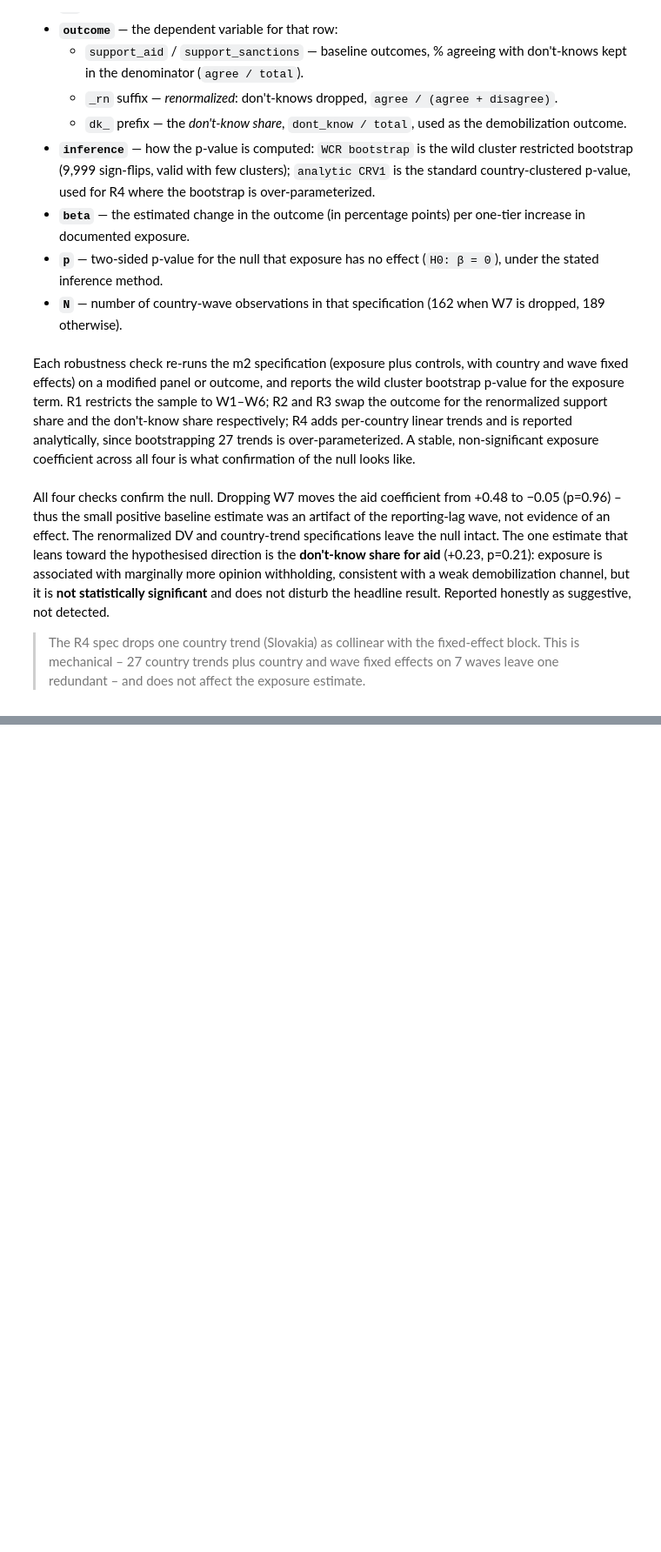
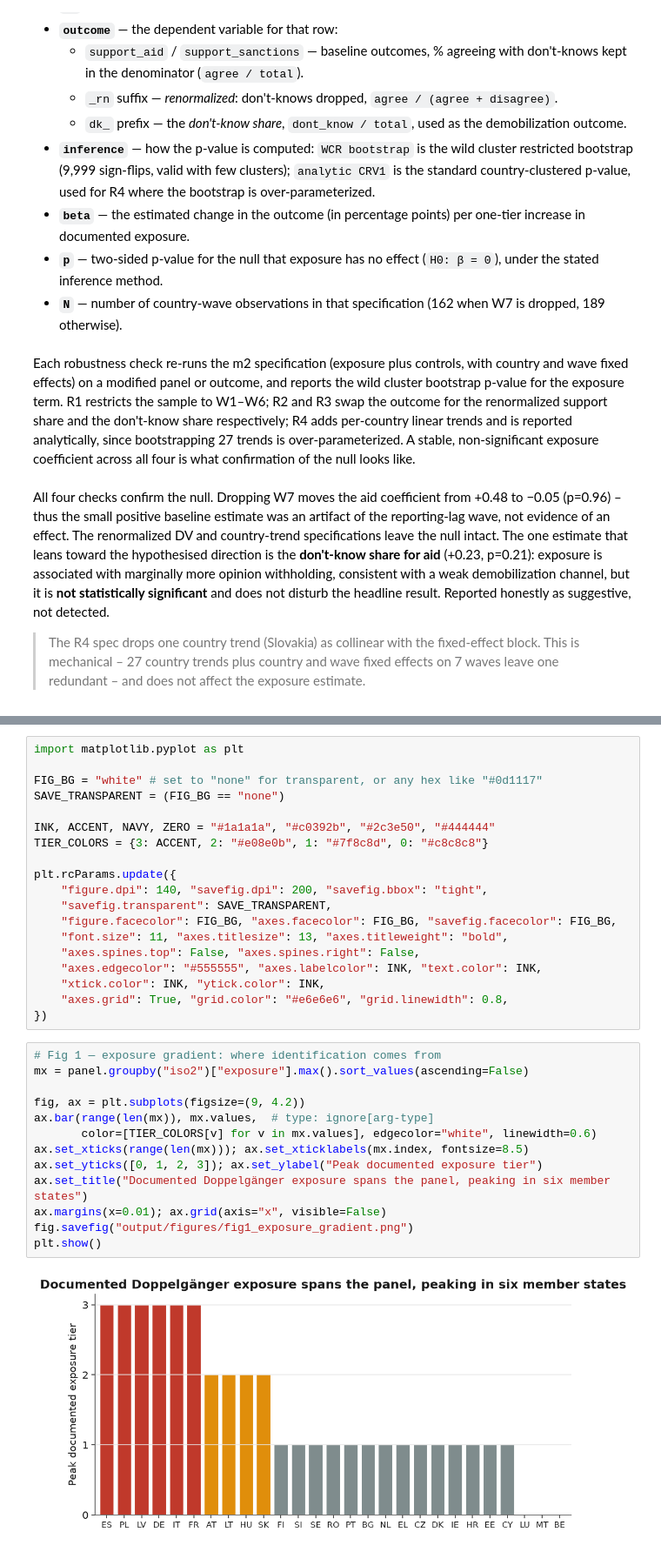
Before and after one commit to kam-eeel/pol380-research, a Jupyter notebook: analysis.ipynb, the cells around one changed output, grey strips where cells are left out. Shown at 87% size. Cells and saved outputs as stored; diff of their text form; blank space fills up the shorter version.

Commit message:
generated plots to demonstrate findings

```diff
--- a/analysis.ipynb
+++ b/analysis.ipynb
@@ -568,0 +573,34 @@ All four checks confirm the null. Dropping W7 moves the aid coefficient from +0.
+# %%
+import matplotlib.pyplot as plt
+
+FIG_BG = "white" # set to "none" for transparent, or any hex like "#0d1117"
+SAVE_TRANSPARENT = (FIG_BG == "none")
+
+INK, ACCENT, NAVY, ZERO = "#1a1a1a", "#c0392b", "#2c3e50", "#444444"
+TIER_COLORS = {3: ACCENT, 2: "#e08e0b", 1: "#7f8c8d", 0: "#c8c8c8"}
+
+plt.rcParams.update({
+    "figure.dpi": 140, "savefig.dpi": 200, "savefig.bbox": "tight",
+    "savefig.transparent": SAVE_TRANSPARENT,
+    "figure.facecolor": FIG_BG, "axes.facecolor": FIG_BG, "savefig.facecolor": FIG_BG,
+    "font.size": 11, "axes.titlesize": 13, "axes.titleweight": "bold",
+    "axes.spines.top": False, "axes.spines.right": False,
+    "axes.edgecolor": "#555555", "axes.labelcolor": INK, "text.color": INK,
+    "xtick.color": INK, "ytick.color": INK,
+    "axes.grid": True, "grid.color": "#e6e6e6", "grid.linewidth": 0.8,
+})
+# %%
+# Fig 1 — exposure gradient: where identification comes from
+mx = panel.groupby("iso2")["exposure"].max().sort_values(ascending=False)
+
+fig, ax = plt.subplots(figsize=(9, 4.2))
+ax.bar(range(len(mx)), mx.values,  # type: ignore[arg-type]
+       color=[TIER_COLORS[v] for v in mx.values], edgecolor="white", linewidth=0.6)
+ax.set_xticks(range(len(mx))); ax.set_xticklabels(mx.index, fontsize=8.5)
+ax.set_yticks([0, 1, 2, 3]); ax.set_ylabel("Peak documented exposure tier")
+ax.set_title("Documented Doppelgänger exposure spans the panel, peaking in six member states")
+ax.margins(x=0.01); ax.grid(axis="x", visible=False)
+fig.savefig("output/figures/fig1_exposure_gradient.png")
+plt.show()
+# %% [output]
+[figure, added]
```
Also changed, not shown: parts of 6 cells of this notebook, 5 other files.
